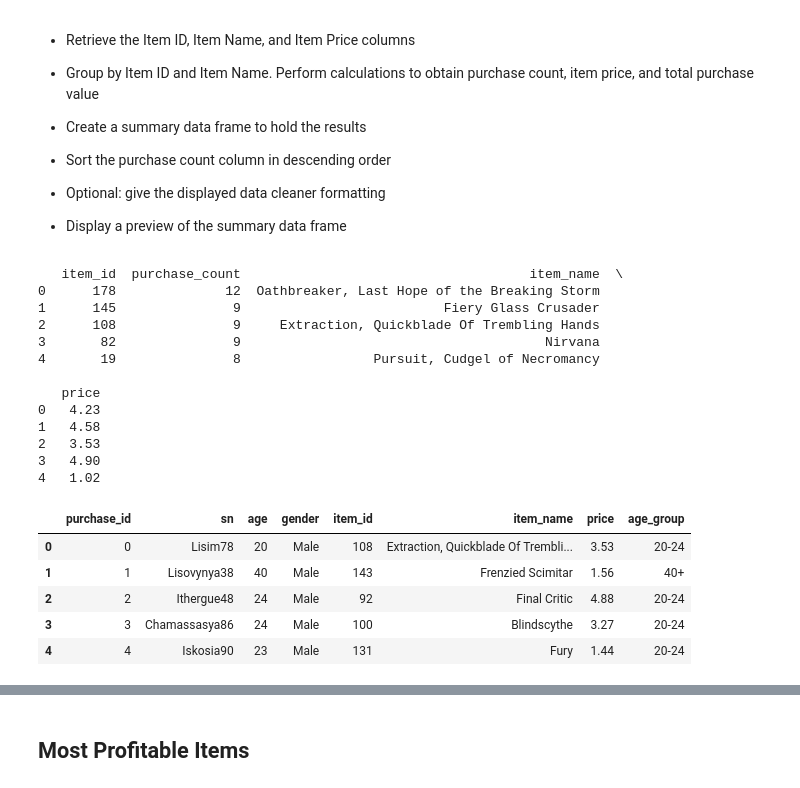
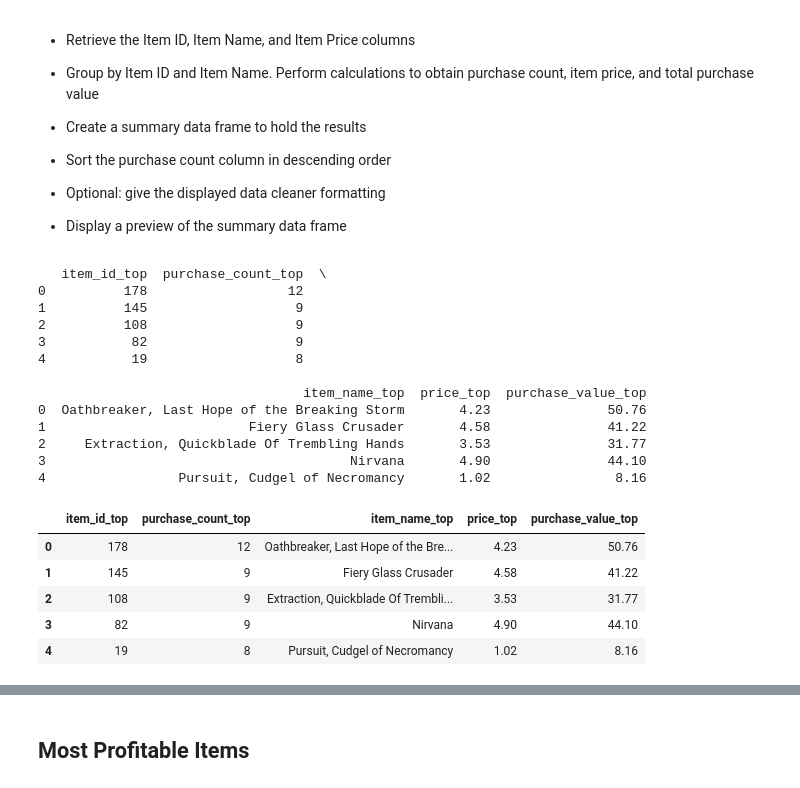
Before and after one commit to BatesJ72/pandas-challenge, a Jupyter notebook: HeroesOfPymoli/HeroesOfPymoli.ipynb, the cells around one changed output, grey strips where cells are left out. Cells and saved outputs as stored; diff of their text form; code cells hidden in the pictures.

```diff
--- a/HeroesOfPymoli/HeroesOfPymoli.ipynb
+++ b/HeroesOfPymoli/HeroesOfPymoli.ipynb
@@ -471,55 +463,69 @@ NameError: name 'total_purchase_value' is not defined
 # %%
 # Get top 5 items
 top_5a = df.groupby(by=["item_id"]).count().sort_values("purchase_id", ascending=False)
 # print(top_5a)
 # top_5 = top_5a.loc[[1, 2, 3, 4, 5], ["purchase_id"]]
 top_5 = top_5a.iloc[:5]
 top_5.columns = [
-    "purchase_count",
-    "sn",
-    "age",
-    "gender",
-    "item_name",
-    "price",
-    "age_group",
+    "purchase_count_top",
+    "sn_top",
+    "age_top",
+    "gender_top",
+    "item_name_top",
+    "price_top",
+    "age_group_top",
 ]
 # print(top_5)
 
 # Merge tables 1
 df_nodupes = df[["item_name", "item_id", "price"]].drop_duplicates()
 # print(df_nodupes)
-top_a = pd.merge(
-    top_5[["purchase_count"]],
+top = pd.merge(
+    top_5[["purchase_count_top"]],
     df_nodupes[["item_name", "item_id", "price"]],
     how="left",
     on="item_id",
 )
-print(top_a)
+top.columns = ["item_id_top", "purchase_count_top", "item_name_top", "price_top"]
+# print(top)
 
 
 # Total Purchase Value
+purchase_value = top["purchase_count_top"] * top["price_top"]
+top["purchase_value_top"] = purchase_value
+print(top)
+
+# d = {
+#         "Item ID": top[item_id_top],
+#         "Item Name": top[item_name_top],
+#         "Purchase Count": top[purchase_count_top],
+#         "Item Price": top[price_top],
+#         "Total Purchase Value": top[purchase_value_top],
+#     }
 
 
+# Top Final
 
 
-df.head()
+# Summary data frame
+pd.DataFrame(top)
 # %% [output]
-   item_id  purchase_count                                     item_name  \
-0      178              12  Oathbreaker, Last Hope of the Breaking Storm
-1      145               9                          Fiery Glass Crusader
-2      108               9     Extraction, Quickblade Of Trembling Hands
-3       82               9                                       Nirvana
-4       19               8                 Pursuit, Cudgel of Necromancy
+   item_id_top  purchase_count_top  \
+0          178                  12
+1          145                   9
+2          108                   9
+3           82                   9
+4           19                   8
 
-   price
-0   4.23
-1   4.58
-2   3.53
-3   4.90
-4   1.02
+                                  item_name_top  price_top  purchase_value_top
+0  Oathbreaker, Last Hope of the Breaking Storm       4.23               50.76
+1                          Fiery Glass Crusader       4.58               41.22
+2     Extraction, Quickblade Of Trembling Hands       3.53               31.77
+3                                       Nirvana       4.90               44.10
+4                 Pursuit, Cudgel of Necromancy       1.02                8.16
-|  | purchase_id | sn | age | gender | item_id | item_name | price | age_group |
-| 0 | 0 | Lisim78 | 20 | Male | 108 | Extraction, Quickblade Of Trembli... | 3.53 | 20-24 |
-| 1 | 1 | Lisovynya38 | 40 | Male | 143 | Frenzied Scimitar | 1.56 | 40+ |
-| 2 | 2 | Ithergue48 | 24 | Male | 92 | Final Critic | 4.88 | 20-24 |
-| 3 | 3 | Chamassasya86 | 24 | Male | 100 | Blindscythe | 3.27 | 20-24 |
-| 4 | 4 | Iskosia90 | 23 | Male | 131 | Fury | 1.44 | 20-24 |
+|  | item_id_top | purchase_count_top | item_name_top | price_top | purchase_value_top |
+| 0 | 178 | 12 | Oathbreaker, Last Hope of the Bre... | 4.23 | 50.76 |
+| 1 | 145 | 9 | Fiery Glass Crusader | 4.58 | 41.22 |
+| 2 | 108 | 9 | Extraction, Quickblade Of Trembli... | 3.53 | 31.77 |
+| 3 | 82 | 9 | Nirvana | 4.90 | 44.10 |
+| 4 | 19 | 8 | Pursuit, Cudgel of Necromancy | 1.02 | 8.16 |
```
Also changed, not shown: parts of 4 cells of this notebook.
